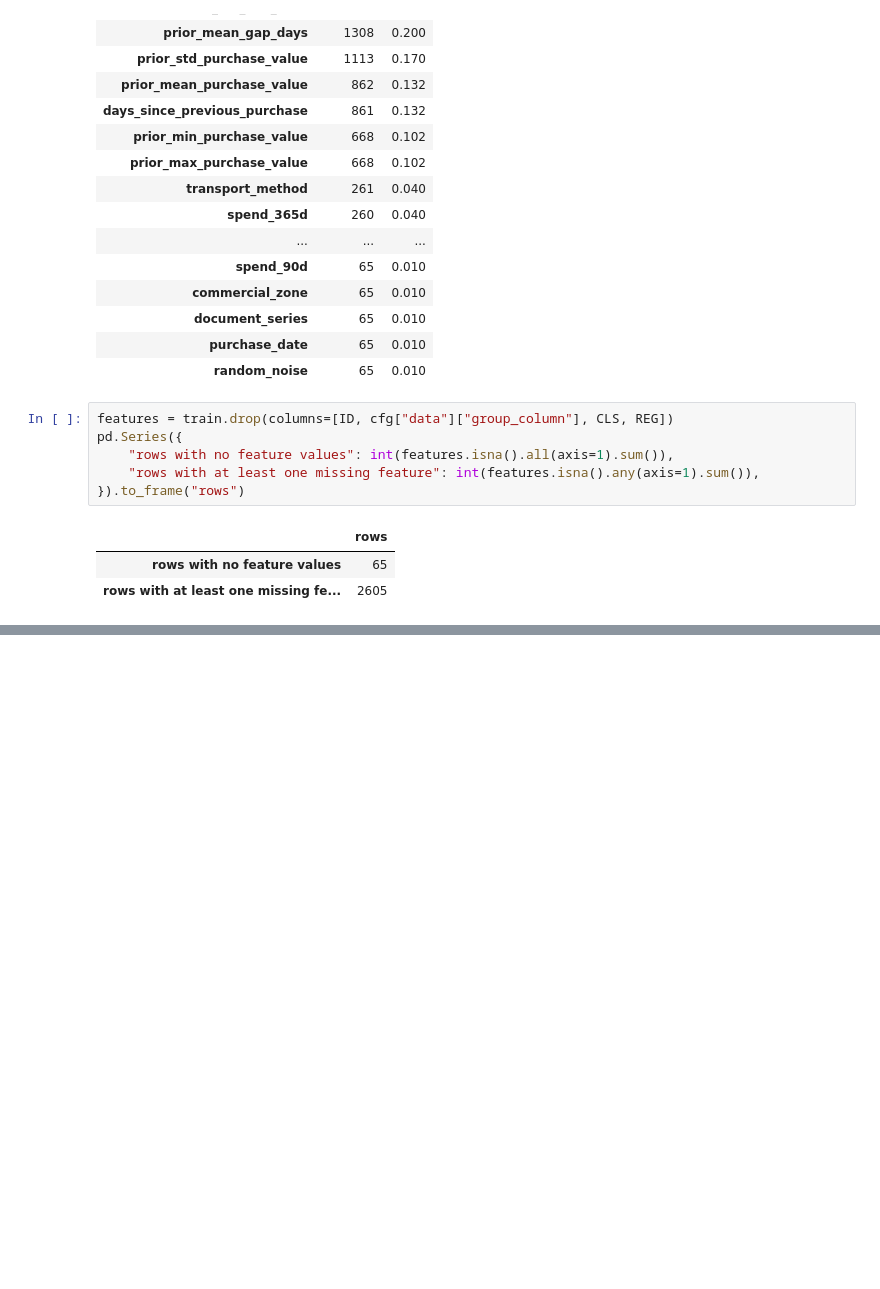
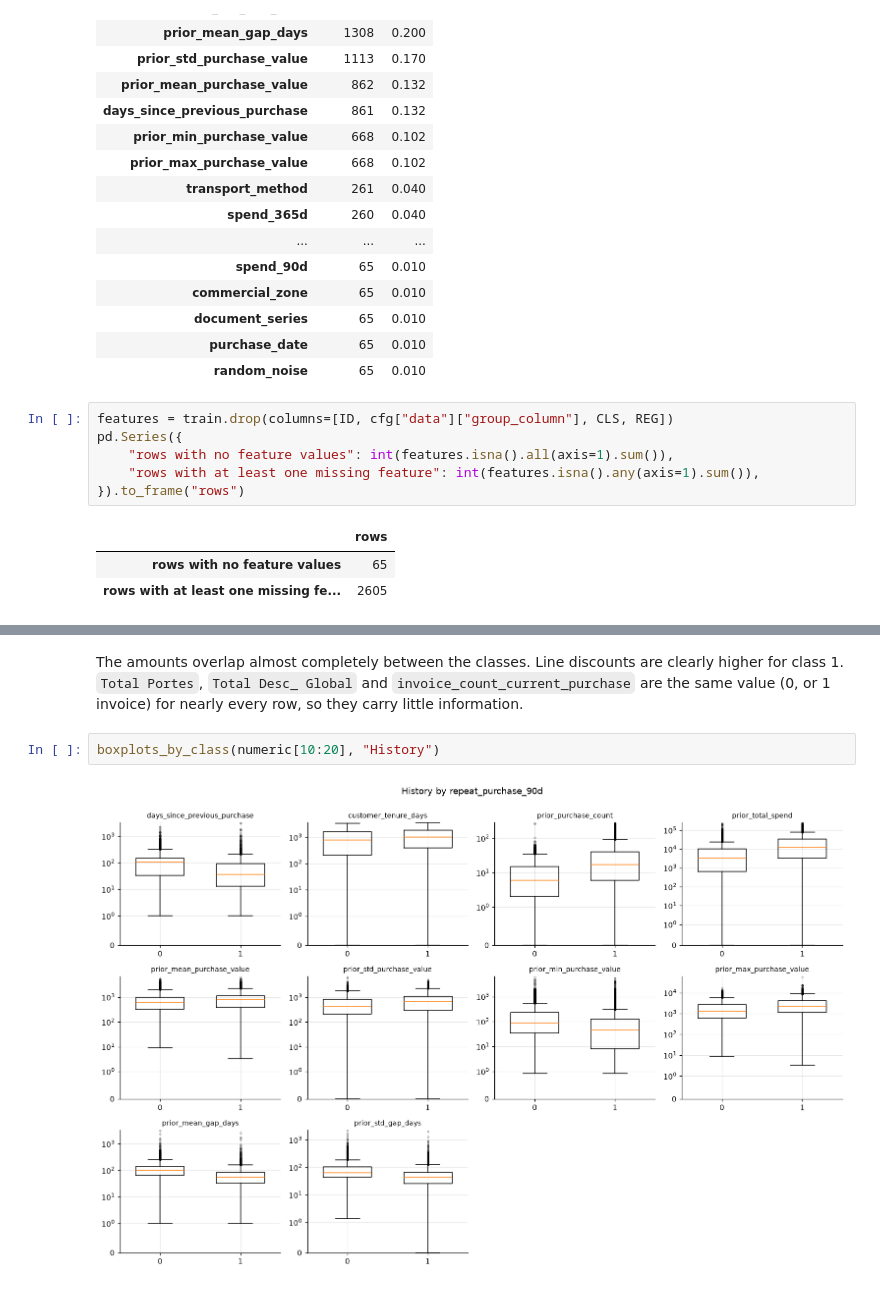
Before and after one commit to tiagocrz/ETAI-Project, a Jupyter notebook: notebooks/01_eda.ipynb, the cells around one changed output, grey strips where cells are left out. Cells and saved outputs as stored; diff of their text form; blank space fills up the shorter version.

```diff
--- a/notebooks/01_eda.ipynb
+++ b/notebooks/01_eda.ipynb
@@ -294,0 +967,8 @@ The missing values fall into a few groups:
+# %% [markdown]
+The amounts overlap almost completely between the classes. Line discounts are clearly higher for class 1.
+`Total Portes`, `Total Desc_ Global` and `invoice_count_current_purchase` are the same value (0, or 1 invoice) for
+nearly every row, so they carry little information.
+# %%
+boxplots_by_class(numeric[10:20], "History")
+# %% [output]
+[figure, added]
```
Also changed, not shown: parts of 76 cells of this notebook, 2 other files.
